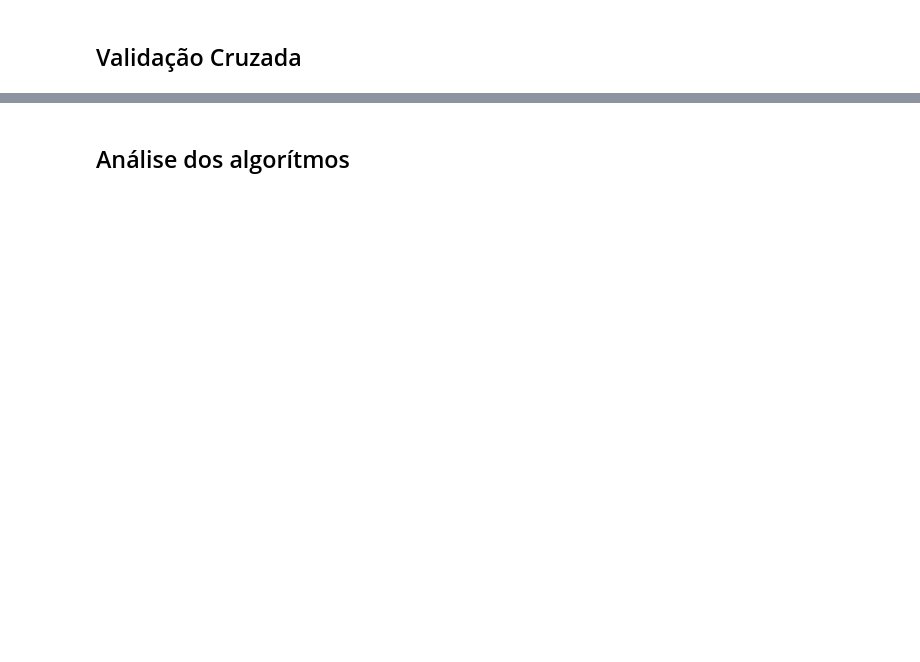
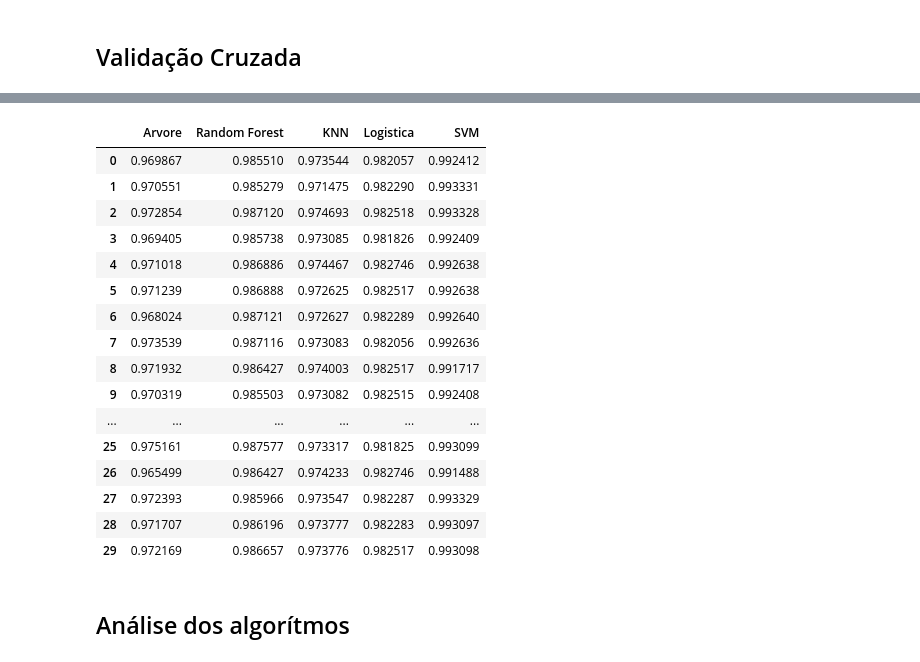
Before and after one commit to FabricioVenturim/Email-Spam-Classification, a Jupyter notebook: Email Classification.ipynb, the cells around one changed output, grey strips where cells are left out. Drawn from its saved outputs; the diff is of its cells as text; code cells hidden in the pictures; blank space fills up the shorter version.

```diff
--- a/Email Classification.ipynb
+++ b/Email Classification.ipynb
@@ -194,7 +229,7 @@ parametros = {'n_neighbors': [3, 5, 10, 20],
               'p': [1, 2]}
 # %%
 grid_search = GridSearchCV(estimator=KNeighborsClassifier(), param_grid=parametros)
-grid_search.fit(X_emails, y_emails)
+grid_search.fit(X_emails_treinamento, y_emails_treinamento)
 melhores_parametros = grid_search.best_params_
 melhor_resultado = grid_search.best_score_
 print(melhores_parametros)
@@ -209,7 +247,7 @@ parametros = {'tol': [0.0001, 0.00001, 0.000001],
               'solver': ['lbfgs', 'sag', 'saga']}
 # %%
 grid_search = GridSearchCV(estimator=LogisticRegression(), param_grid=parametros)
-grid_search.fit(X_emails, y_emails)
+grid_search.fit(X_emails_treinamento, y_emails_treinamento)
 melhores_parametros = grid_search.best_params_
 melhor_resultado = grid_search.best_score_
 print(melhores_parametros)
@@ -224,7 +265,7 @@ parametros = {'tol': [0.001, 0.0001, 0.00001],
               'kernel': ['rbf', 'linear', 'poly', 'sigmoid']}
 # %%
 grid_search = GridSearchCV(estimator=SVC(), param_grid=parametros)
-grid_search.fit(X_emails, y_emails)
+grid_search.fit(X_emails_treinamento, y_emails_treinamento)
 melhores_parametros = grid_search.best_params_
 melhor_resultado = grid_search.best_score_
 print(melhores_parametros)
@@ -270,34 +298,48 @@ resultados_rede_neural = []
 for i in range(30): #Vamos realizar 30 testes(cada teste é a média de 10 testes de cada algoritmo)
     kfold = KFold(n_splits=10, shuffle=True, random_state=i)
 
-    arvore = DecisionTreeClassifier(criterion='gini', min_samples_leaf=1, min_samples_split=10, splitter="random")
-    scores = cross_val_score(arvore, X_emails, y_emails, cv = kfold)
+    arvore = DecisionTreeClassifier(criterion='entropy', min_samples_leaf=5, min_samples_split=5, splitter="random")
+    scores = cross_val_score(arvore, X_emails_treinamento, y_emails_treinamento, cv = kfold)
     resultados_arvore.append(scores.mean())
 
-    random_forest = RandomForestClassifier(criterion='gini', min_samples_leaf=1, min_samples_split=2, n_estimators=1500)
-    scores = cross_val_score(random_forest, X_emails, y_emails, cv = kfold)
+    random_forest = RandomForestClassifier(criterion='gini', min_samples_leaf=1, min_samples_split=2, n_estimators=100)
+    scores = cross_val_score(random_forest, X_emails_treinamento, y_emails_treinamento, cv = kfold)
     resultados_random_forest.append(scores.mean())
 
-    knn = KNeighborsClassifier(n_neighbors = 10, p = 2)
-    scores = cross_val_score(knn, X_emails, y_emails, cv = kfold)
+    knn = KNeighborsClassifier(n_neighbors = 3, p = 2)
+    scores = cross_val_score(knn, X_emails_treinamento, y_emails_treinamento, cv = kfold)
     resultados_knn.append(scores.mean())
 
     logistica = LogisticRegression(C = 2.0, solver = 'lbfgs', tol = 0.0001)
-    scores = cross_val_score(logistica, X_emails, y_emails, cv = kfold)
+    scores = cross_val_score(logistica, X_emails_treinamento, y_emails_treinamento, cv = kfold)
     resultados_logistica.append(scores.mean())
 
-    svm = SVC(kernel = 'rbf', C = 2.0)
-    scores = cross_val_score(svm, X_emails, y_emails, cv = kfold)
+    svm = SVC(kernel = 'linear', C = 1.5, tol=0.001)
+    scores = cross_val_score(svm, X_emails_treinamento, y_emails_treinamento, cv = kfold)
     resultados_svm.append(scores.mean())
-
-    rede_neural = MLPClassifier(activation = 'relu', batch_size = 56, solver = 'adam')
-    scores = cross_val_score(rede_neural, X_emails, y_emails, cv = kfold)
-    resultados_rede_neural.append(scores.mean())
 # %%
 resultados = pd.DataFrame({'Arvore': resultados_arvore, 'Random Forest': resultados_random_forest,
                            'KNN': resultados_knn, 'Logistica': resultados_logistica,
-                           'SVM': resultados_svm, 'Rede Neural': resultados_rede_neural})
+                           'SVM': resultados_svm})
 resultados
+# %% [output]
+|  | Arvore | Random Forest | KNN | Logistica | SVM |
+| 0 | 0.969867 | 0.985510 | 0.973544 | 0.982057 | 0.992412 |
+| 1 | 0.970551 | 0.985279 | 0.971475 | 0.982290 | 0.993331 |
+| 2 | 0.972854 | 0.987120 | 0.974693 | 0.982518 | 0.993328 |
+| 3 | 0.969405 | 0.985738 | 0.973085 | 0.981826 | 0.992409 |
+| 4 | 0.971018 | 0.986886 | 0.974467 | 0.982746 | 0.992638 |
+| 5 | 0.971239 | 0.986888 | 0.972625 | 0.982517 | 0.992638 |
+| 6 | 0.968024 | 0.987121 | 0.972627 | 0.982289 | 0.992640 |
+| 7 | 0.973539 | 0.987116 | 0.973083 | 0.982056 | 0.992636 |
+| 8 | 0.971932 | 0.986427 | 0.974003 | 0.982517 | 0.991717 |
+| 9 | 0.970319 | 0.985503 | 0.973082 | 0.982515 | 0.992408 |
+| ... | ... | ... | ... | ... | ... |
+| 25 | 0.975161 | 0.987577 | 0.973317 | 0.981825 | 0.993099 |
+| 26 | 0.965499 | 0.986427 | 0.974233 | 0.982746 | 0.991488 |
+| 27 | 0.972393 | 0.985966 | 0.973547 | 0.982287 | 0.993329 |
+| 28 | 0.971707 | 0.986196 | 0.973777 | 0.982283 | 0.993097 |
+| 29 | 0.972169 | 0.986657 | 0.973776 | 0.982517 | 0.993098 |
 # %% [markdown]
 ## Análise dos algorítmos
 # %%
```
Also changed, not shown: parts of 36 cells of this notebook.
